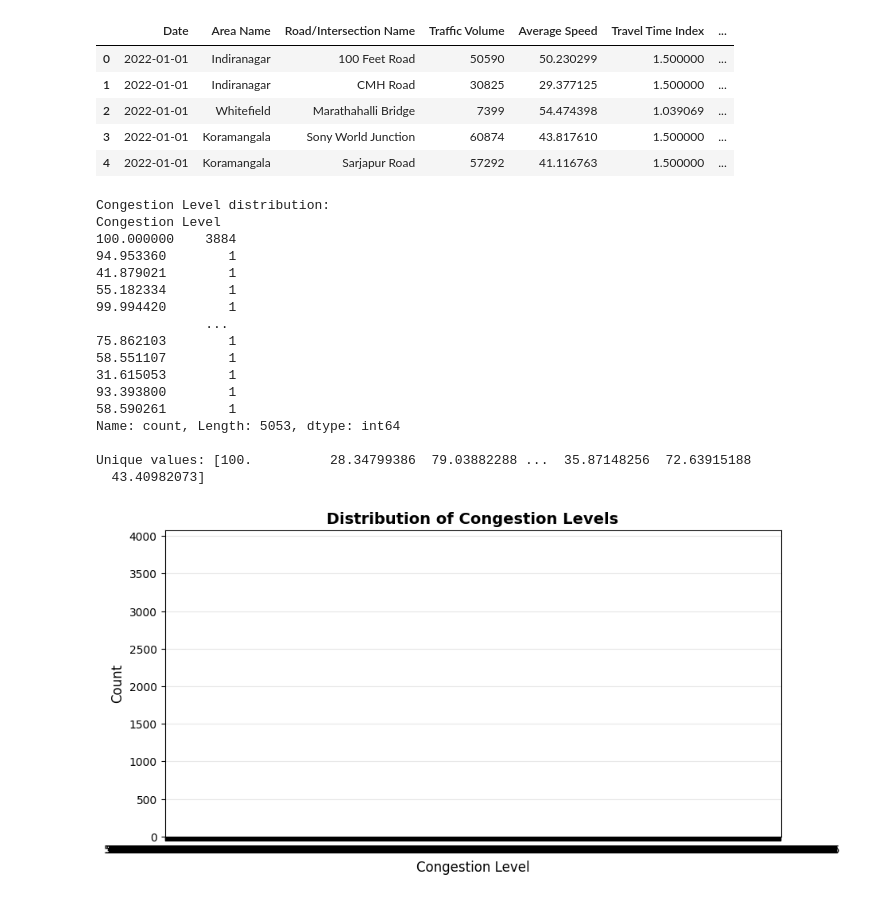
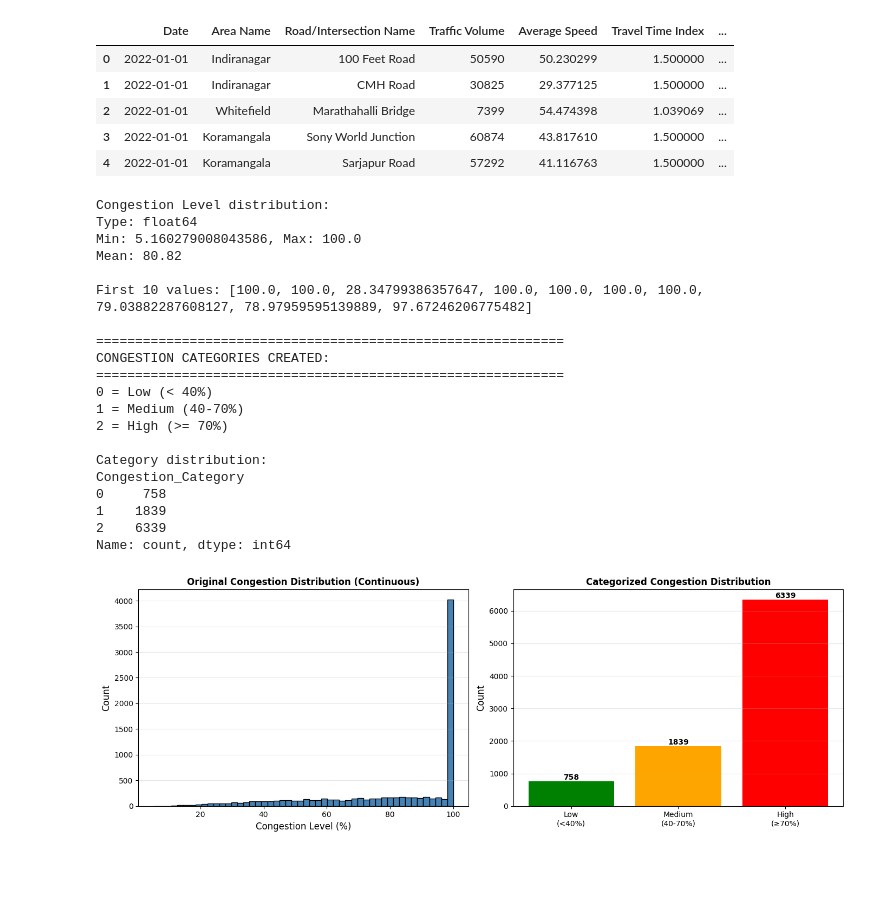
Before and after one commit to MishraShardendu22/Smart-Traffic-Management, a Jupyter notebook: Congestion_Prediction.ipynb, the cells around one changed output. Drawn from its saved outputs; the diff is of its cells as text; code cells hidden in the pictures; blank space fills up the shorter version.

```diff
--- a/Congestion_Prediction.ipynb
+++ b/Congestion_Prediction.ipynb
@@ -49,37 +36,55 @@ Dataset shape: (8936, 16)
 | 3 | 2022-01-01 | Koramangala | Sony World Junction | 60874 | 43.817610 | 1.500000 | ... |
 | 4 | 2022-01-01 | Koramangala | Sarjapur Road | 57292 | 41.116763 | 1.500000 | ... |
 # %%
-# Check Congestion Level distribution
-print("Congestion Level distribution:")
-print(df['Congestion Level'].value_counts())
-print(f"\nUnique values: {df['Congestion Level'].unique()}")
+def categorize_congestion(value):
+    if value < 40:
+        return 0
+    elif value < 70:
+        return 1
+    else:
+        return 2
 
-# Visualize distribution
-plt.figure(figsize=(10, 5))
-df['Congestion Level'].value_counts().plot(kind='bar', color='steelblue')
-plt.xlabel('Congestion Level', fontsize=12)
-plt.ylabel('Count', fontsize=12)
-plt.title('Distribution of Congestion Levels', fontsize=14, fontweight='bold')
-plt.xticks(rotation=0)
-plt.grid(axis='y', alpha=0.3)
+df['Congestion_Category'] = df['Congestion Level'].apply(categorize_congestion)
+
+fig, axes = plt.subplots(1, 2, figsize=(14, 5))
+
+axes[0].hist(df['Congestion Level'], bins=50, color='steelblue', edgecolor='black')
+axes[0].set_xlabel('Congestion Level (%)', fontsize=12)
+axes[0].set_ylabel('Count', fontsize=12)
+axes[0].set_title('Original Congestion Distribution (Continuous)', fontsize=12, fontweight='bold')
+axes[0].grid(axis='y', alpha=0.3)
+
+category_names = ['Low\n(<40%)', 'Medium\n(40-70%)', 'High\n(≥70%)']
+counts = df['Congestion_Category'].value_counts().sort_index()
+axes[1].bar(category_names, counts.values, color=['green', 'orange', 'red'])
+axes[1].set_ylabel('Count', fontsize=12)
+axes[1].set_title('Categorized Congestion Distribution', fontsize=12, fontweight='bold')
+axes[1].grid(axis='y', alpha=0.3)
+for i, v in enumerate(counts.values):
+    axes[1].text(i, v + 50, str(v), ha='center', fontweight='bold')
+
+plt.tight_layout()
 plt.show()
 # %% [output]
 Congestion Level distribution:
-Congestion Level
-100.000000    3884
-94.953360        1
-41.879021        1
-55.182334        1
-99.994420        1
-              ...
-75.862103        1
-58.551107        1
-31.615053        1
-93.393800        1
-58.590261        1
-Name: count, Length: 5053, dtype: int64
+Type: float64
+Min: 5.160279008043586, Max: 100.0
+Mean: 80.82
 
-Unique values: [100.          28.34799386  79.03882288 ...  35.87148256  72.63915188
-  43.40982073]
+First 10 values: [100.0, 100.0, 28.34799386357647, 100.0, 100.0, 100.0, 100.0, 79.03882287608127, 78.97959595139889, 97.67246206775482]
+
+============================================================
+CONGESTION CATEGORIES CREATED:
+============================================================
+0 = Low (< 40%)
+1 = Medium (40-70%)
+2 = High (>= 70%)
+
+Category distribution:
+Congestion_Category
+0     758
+1    1839
+2    6339
+Name: count, dtype: int64
-[figure, old version]
+[figure, new version]
 # %%
```
Also changed, not shown: parts of 13 cells of this notebook, 1 other file.
